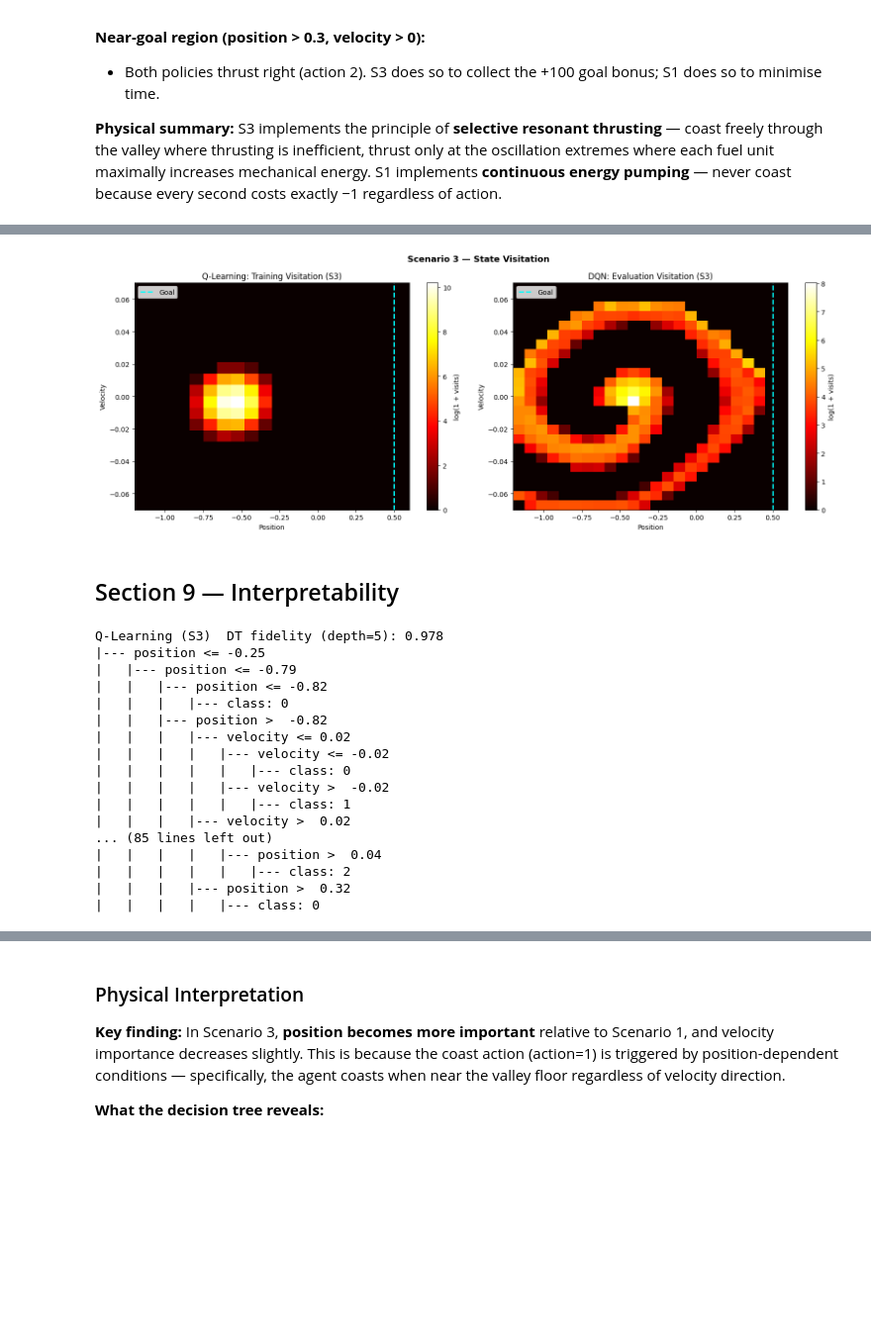
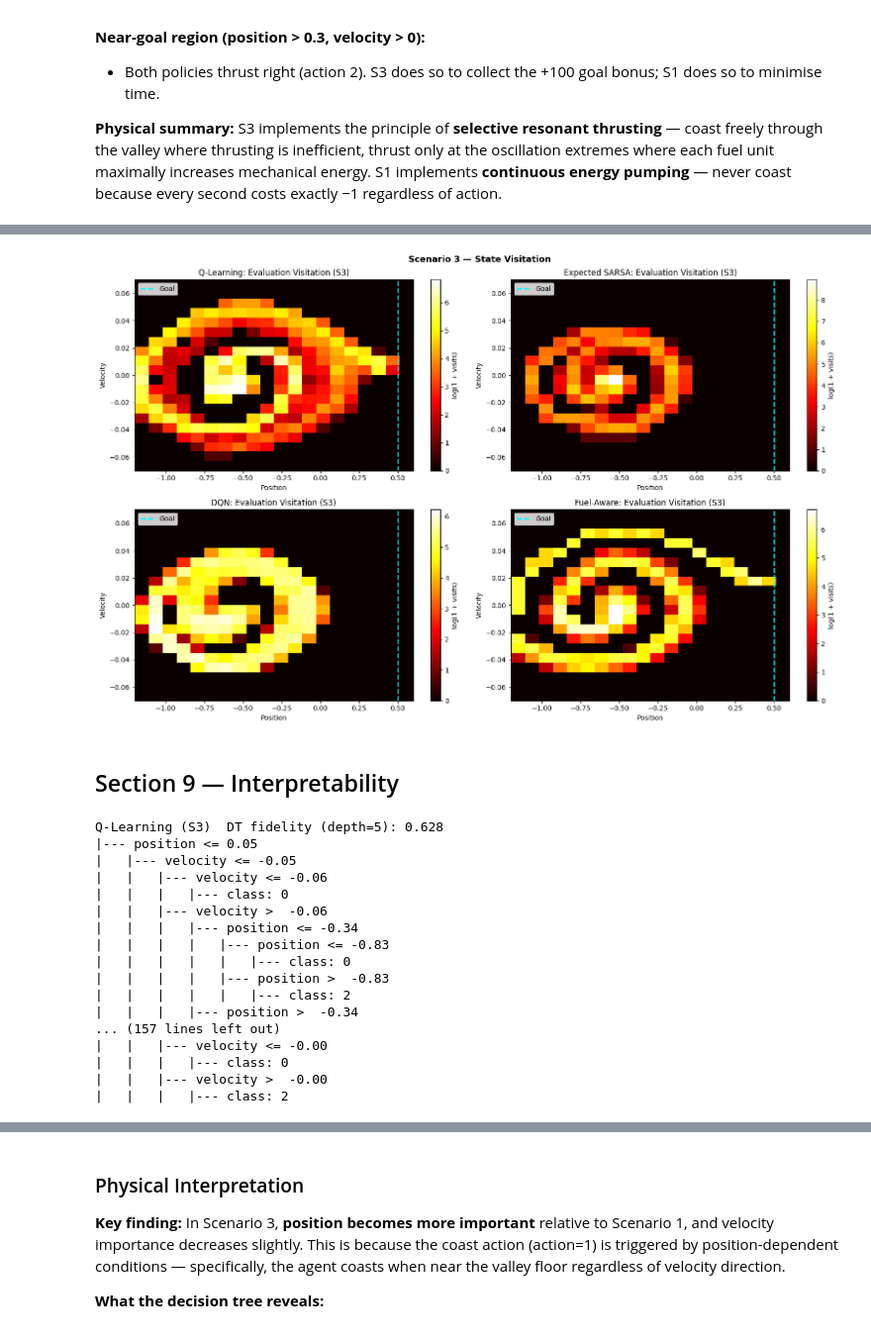
Before and after one commit to sjekic/reinforcement-learning, a Jupyter notebook: sofia_copy_scenario_03_discrete_minfuel.ipynb, the cells around one changed output, grey strips where cells are left out. Shown at 99% size. Saved outputs shown, nothing was run; the diff lists cells and outputs as text; code cells hidden in the pictures; blank space fills up the shorter version.

```diff
--- a/sofia_copy_scenario_03_discrete_minfuel.ipynb
+++ b/sofia_copy_scenario_03_discrete_minfuel.ipynb
@@ -533,7 +729,7 @@ dqn = DQNAgent(
     eps_start=1.0, eps_end=0.05, eps_decay=0.9990,
     batch_size=64, target_update=200
 )
-dqn_rewards, dqn_coast = train_dqn(env, dqn, n_episodes=2500, warmup_prob=0.50)
+dqn_rewards, dqn_coast = train_dqn(env, dqn, n_episodes=2500, warmup_prob=0.70)
 torch.save(dqn.policy_net.state_dict(), 'checkpoints/s03_dqn.pth')
 print('DQN weights saved -> checkpoints/s03_dqn.pth')
 # %% [output]
@@ -702,6 +1061,7 @@ action_labels = ['Push Left (0)', 'Coast (1)', 'Push Right (2)']
 
 policy_items = [
     (ql_fn, 'S3 Q-Learning Policy', 'ql'),
+    (esarsa_fn, 'S3 Expected SARSA Policy', 'esarsa'),
     (dqn_fn, 'S3 DQN Policy', 'dqn'),
     (fuel_fn, 'S3 Fuel-Aware Policy', 'fuel'),
 ]
@@ -786,12 +1149,16 @@ The most striking difference between the Scenario 1 and Scenario 3 policies is t
 **Physical summary:** S3 implements the principle of **selective resonant thrusting** — coast freely through the valley where thrusting is inefficient, thrust only at the oscillation extremes where each fuel unit maximally increases mechanical energy. S1 implements **continuous energy pumping** — never coast because every second costs exactly −1 regardless of action.
 # %%
 eval_env = make_env()
-fig, axes = plt.subplots(1, 2, figsize=(16, 6))
-
-for ax, (fn, title) in zip(axes, [
+phase_items = [
+    (ql_fn, 'Q-Learning Phase Portrait (S3)'),
+    (esarsa_fn, 'Expected SARSA Phase Portrait (S3)'),
     (dqn_fn, 'DQN Phase Portrait (S3)'),
     (fuel_fn, 'Fuel-Aware Phase Portrait (S3)'),
-]):
+]
+fig, axes = plt.subplots(2, 2, figsize=(16, 10))
+axes = axes.ravel()
+
+for ax, (fn, title) in zip(axes, phase_items):
     trajs = collect_trajectories(eval_env, fn, n_episodes=30, max_steps=200)
     rews = [t['total_reward'] for t in trajs]
     vmin, vmax = min(rews), max(rews)
@@ -849,30 +1220,35 @@ plt.show()
 # %%
-dqn_trajs = collect_trajectories(eval_env, dqn_fn, n_episodes=100, max_steps=200)
-fuel_trajs = collect_trajectories(eval_env, fuel_fn, n_episodes=100, max_steps=200)
-visit_dqn = build_visit_grid(dqn_trajs, eval_env, n_grid=N_BINS)
-visit_fuel = build_visit_grid(fuel_trajs, eval_env, n_grid=N_BINS)
+visit_n_bins = num_bins[0]
+visitation_items = [
+    ('Q-Learning', ql_fn),
+    ('Expected SARSA', esarsa_fn),
+    ('DQN', dqn_fn),
+    ('Fuel-Aware', fuel_fn),
+]
+visit_grids = []
+for label, fn in visitation_items:
+    trajs = collect_trajectories(eval_env, fn, n_episodes=100, max_steps=200)
+    visit_grids.append((label, build_visit_grid(trajs, eval_env, n_grid=visit_n_bins)))
 
-fig, axes = plt.subplots(1, 2, figsize=(16, 6))
-for ax, (counts, title) in zip(axes, [
-    (visit_dqn, 'DQN: Evaluation Visitation (S3)'),
-    (visit_fuel, 'Fuel-Aware: Evaluation Visitation (S3)'),
-]):
+fig, axes = plt.subplots(2, 2, figsize=(16, 10))
+axes = axes.ravel()
+for ax, (label, counts) in zip(axes, visit_grids):
     im = ax.imshow(np.log1p(counts).T,
                    extent=[POS_LOW, POS_HIGH, VEL_LOW, VEL_HIGH],
                    origin='lower', cmap='hot', aspect='auto')
     plt.colorbar(im, ax=ax, label='log(1 + visits)')
     ax.axvline(0.5, color='cyan', ls='--', lw=2, label='Goal')
     ax.set_xlabel('Position')
     ax.set_ylabel('Velocity')
-    ax.set_title(title)
+    ax.set_title(f'{label}: Evaluation Visitation (S3)')
     ax.legend()
 
 plt.suptitle('Scenario 3 — State Visitation', fontsize=13, fontweight='bold')
 plt.tight_layout()
 plt.savefig('checkpoints/s03_state_visitation.png', dpi=150)
 plt.show()
 # %% [output]
-[figure, old version]
+[figure, new version]
 # %% [markdown]
 ## Section 9 — Interpretability
 # %%
@@ -891,24 +1267,25 @@ def fit_policy_tree(get_action_fn, env, n_samples=8000, max_depth=5, label='Agen
 
 
 ql_dt, X_ql, y_ql = fit_policy_tree(ql_fn, env, label='Q-Learning (S3)')
+esarsa_dt, X_esarsa, y_esarsa = fit_policy_tree(esarsa_fn, env, label='Expected SARSA (S3)')
 dqn_dt, X_dqn, y_dqn = fit_policy_tree(dqn_fn, env, label='DQN (S3)')
 fuel_dt, X_fuel, y_fuel = fit_policy_tree(fuel_fn, env, label='Fuel-aware policy (S3)')
 # %% [output]
-Q-Learning (S3)  DT fidelity (depth=5): 0.978
-|--- position <= -0.25
-|   |--- position <= -0.79
-|   |   |--- position <= -0.82
+Q-Learning (S3)  DT fidelity (depth=5): 0.628
+|--- position <= 0.05
+|   |--- velocity <= -0.05
+|   |   |--- velocity <= -0.06
 |   |   |   |--- class: 0
-|   |   |--- position >  -0.82
-|   |   |   |--- velocity <= 0.02
-|   |   |   |   |--- velocity <= -0.02
+|   |   |--- velocity >  -0.06
+|   |   |   |--- position <= -0.34
+|   |   |   |   |--- position <= -0.83
 |   |   |   |   |   |--- class: 0
-|   |   |   |   |--- velocity >  -0.02
-|   |   |   |   |   |--- class: 1
-|   |   |   |--- velocity >  0.02
-... (85 lines left out)
-|   |   |   |   |--- position >  0.04
+|   |   |   |   |--- position >  -0.83
 |   |   |   |   |   |--- class: 2
-|   |   |   |--- position >  0.32
-|   |   |   |   |--- class: 0
+|   |   |   |--- position >  -0.34
+... (157 lines left out)
+|   |   |--- velocity <= -0.00
+|   |   |   |--- class: 0
+|   |   |--- velocity >  -0.00
+|   |   |   |--- class: 2
 # %%
```
Also changed, not shown: parts of 18 cells of this notebook.
